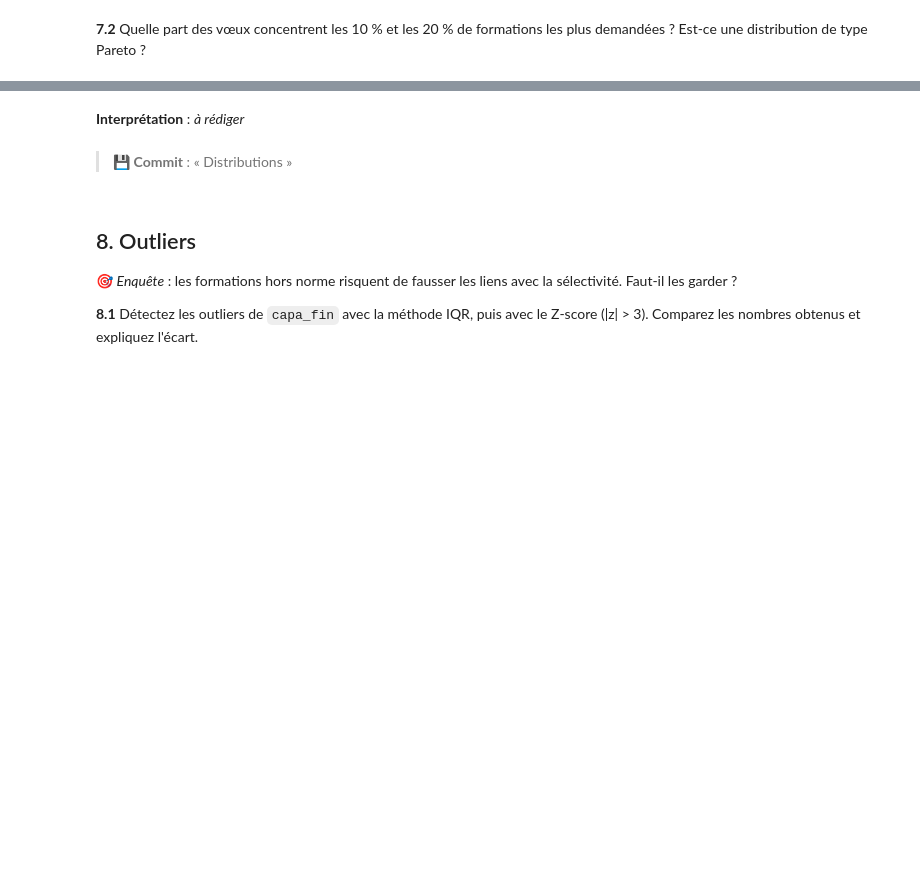
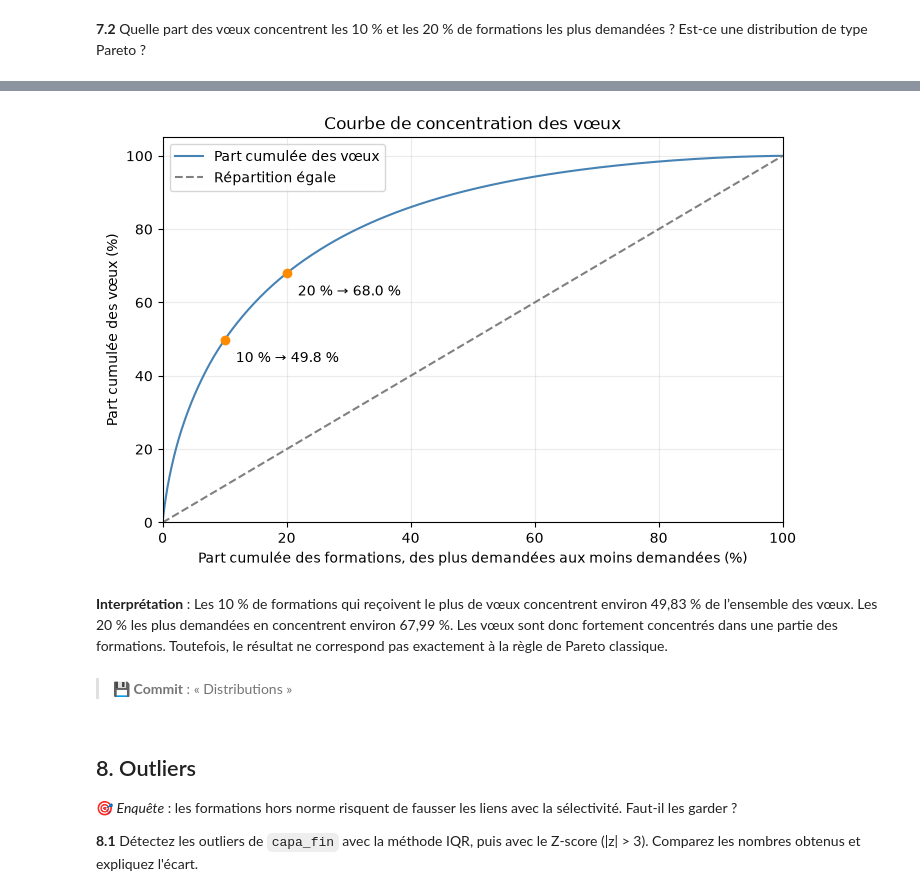
Before and after one commit to Mickael-C21/Analyse_univariee_bivariee, a Jupyter notebook: TP_Parcoursup.ipynb, the cells around one changed output, grey strips where cells are left out. Saved outputs shown, nothing was run; the diff lists cells and outputs as text; code cells hidden in the pictures; blank space fills up the shorter version.

```diff
--- a/TP_Parcoursup.ipynb
+++ b/TP_Parcoursup.ipynb
@@ -456,5 +495,29 @@ Dans l'intervalle moyenne +/- 3 ecart-type(s) : 100.00% (repere normal : 99.7%)
+# %%
+import numpy as np
+import matplotlib.pyplot as plt
+
+plt.figure(figsize=(8, 5))
+plt.plot(part_cumulee_formations, part_cumulee_voeux, color="steelblue", label="Part cumulée des vœux")
+plt.plot([0, 100], [0, 100], "--", color="gray", label="Répartition égale")
+
+for x in [10, 20]:
+    y = np.interp(x, part_cumulee_formations, part_cumulee_voeux)
+    plt.scatter(x, y, color="darkorange", zorder=3)
+    plt.annotate(f"{x} % → {y:.1f} %", (x, y), xytext=(8, -16), textcoords="offset points")
+
+
+plt.xlabel("Part cumulée des formations, des plus demandées aux moins demandées (%)")
+plt.ylabel("Part cumulée des vœux (%)")
+plt.title("Courbe de concentration des vœux")
+plt.xlim(0, 100)
+plt.ylim(0, 105)
+plt.grid(alpha=0.25)
+plt.legend()
+plt.show()
+# %% [output]
+[figure, added]
 # %% [markdown]
-**Interprétation** : _à rédiger_
+**Interprétation** : Les 10 % de formations qui reçoivent le plus de vœux concentrent environ 49,83 % de l’ensemble des vœux. Les 20 % les plus demandées en concentrent environ 67,99 %. Les vœux sont donc fortement concentrés dans une partie des formations. Toutefois, le résultat ne correspond pas exactement à la règle de Pareto classique.
 # %% [markdown]
 > 💾 **Commit** : « Distributions »
 # %% [markdown]
```
Also changed, not shown: parts of 4 cells of this notebook.
